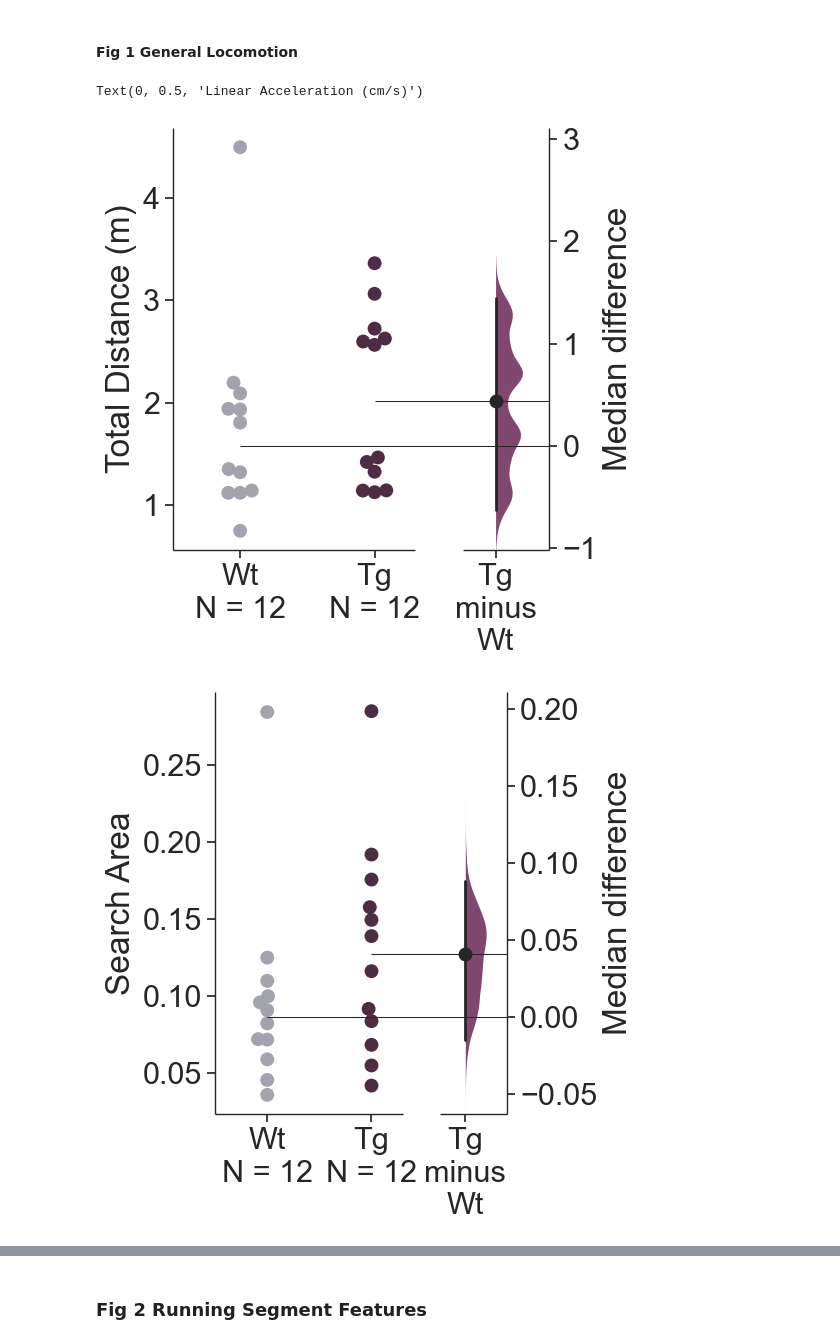
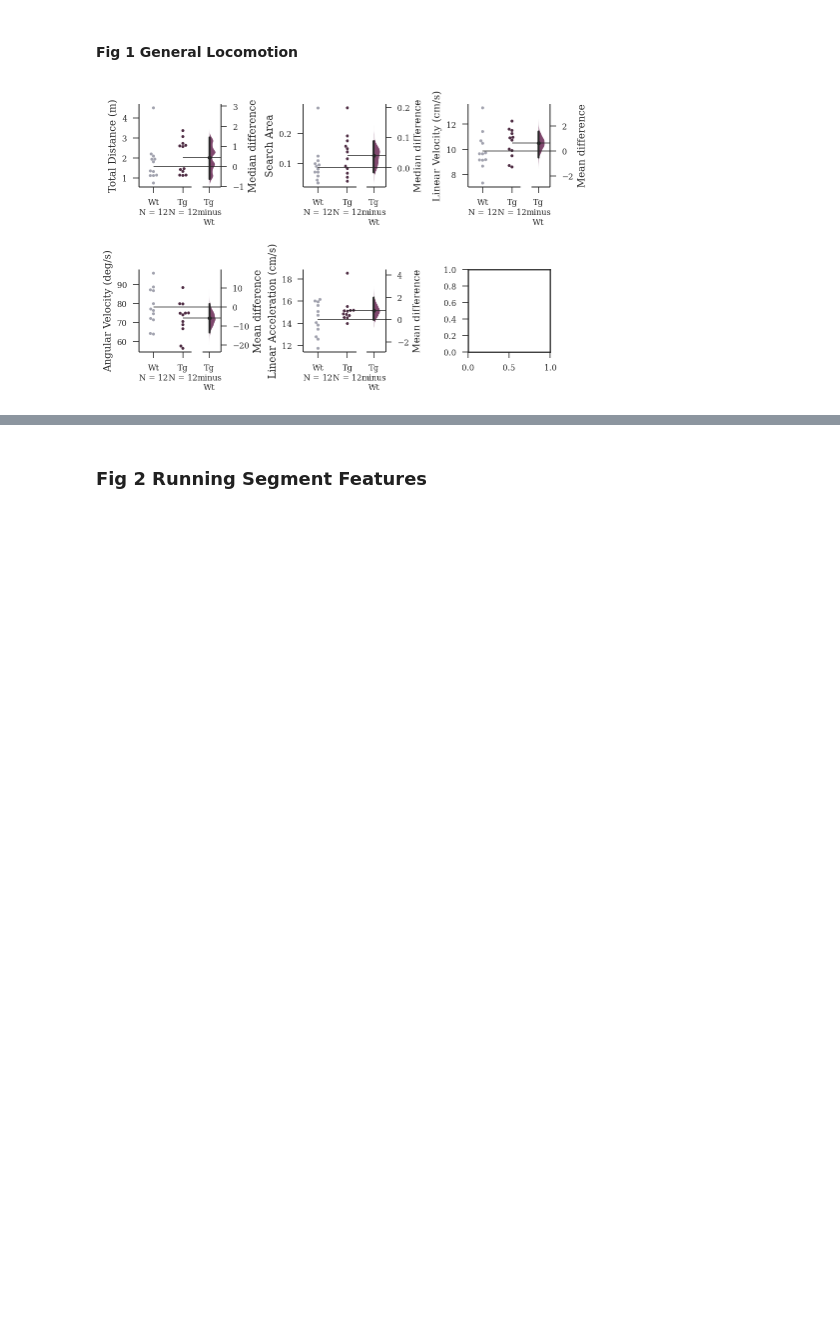
Before and after one commit to lolaBerkowitz/TgF344-AD_Open_Field, a Jupyter notebook: notebooks/TgF344_OF_figs.ipynb, the cells around one changed output, grey strips where cells are left out. Saved outputs shown, nothing was run; the diff lists cells and outputs as text; code cells hidden in the pictures; blank space fills up the shorter version.

Commit message:
OF figs update and plots

```diff
--- a/notebooks/TgF344_OF_figs.ipynb
+++ b/notebooks/TgF344_OF_figs.ipynb
@@ -10,52 +66,53 @@ df_day1 = df[df['day']=='D1']
 
 df_day1.pathL = df_day1.pathL/1000
 #flatui = ["#7f8c8d","#f39c12"] #color schedule for Tg and Wt, respectively.
-sns.set(style='ticks', font_scale=2)
+# sns.set(style='ticks', font_scale=2)
 # %% [output]
 A value is trying to be set on a copy of a slice from a DataFrame.
 Try using .loc[row_indexer,col_indexer] = value instead
 
 See the caveats in the documentation: https://pandas.pydata.org/pandas-docs/stable/user_guide/indexing.html#returning-a-view-versus-a-copy
   self[name] = value
+# %%
+fig_save_path = 'D:/ryanh/github/TgF344-AD_Open_Field/notebooks/figs/'
 # %% [markdown]
 #### Fig 1 General Locomotion
 # %%
+fig, axs = plt.subplots(2,3, figsize=set_size('thesis', fraction=1.25, subplots=(3, 3)), edgecolor='k')
+fig.subplots_adjust(hspace = 1, wspace=1)
+axs = axs.ravel()
 
 pathL_df = dabest.load(df_day1, idx=("Wt","Tg"),x="group", y="pathL")
 flatui = ["#601a4a","#9c9eb5"]   #color schedule for Tg and Wt, respectively.
-ax = pathL_df.median_diff.plot(custom_palette=flatui,raw_marker_size=10,fig_size=(6, 6))
-pathL_axes = ax.axes[0]
-pathL_axes.set_ylabel("Total Distance (m)")
-# plt.savefig("d:\\Users\\BClarkLab\\Google Drive (lberkowitz@unm.edu)\\Manuscripts\\In Progress\\TgF344-AD_OF\\Figures\\Distance.svg", format="svg")
+ax = pathL_df.median_diff.plot(ax=axs[0],custom_palette=flatui,raw_marker_size=3,es_marker_size=4)
+axs[0].set_ylabel("Total Distance (m)")
+
 
 pathL_df = dabest.load(df_day1, idx=("Wt","Tg"),x="group", y="searchArea")
 flatui = ["#601a4a","#9c9eb5"]
-ax = pathL_df.median_diff.plot(custom_palette=flatui,raw_marker_size=10,fig_size=(6, 6))
-pathL_axes = ax.axes[0]
-pathL_axes.set_ylabel("Search Area")
-# plt.savefig("d:\\Users\\BClarkLab\\Google Drive (lberkowitz@unm.edu)\\Manuscripts\\In Progress\\TgF344-AD_OF\\Figures\\SearchArea.svg", format="svg")
+ax = pathL_df.median_diff.plot(ax=axs[1],custom_palette=flatui,raw_marker_size=3,es_marker_size=4)
+axs[1].set_ylabel("Search Area")
+
 
 pathL_df = dabest.load(df_day1, idx=("Wt","Tg"),x="group", y="runSpeed")
 flatui = ["#601a4a","#9c9eb5"]
-ax = pathL_df.mean_diff.plot(custom_palette=flatui,raw_marker_size=10,fig_size=(6, 6))
-pathL_axes = ax.axes[0]
-pathL_axes.set_ylabel("Linear Velocity (cm/s)")
-# plt.savefig("d:\\Users\\BClarkLab\\Google Drive (lberkowitz@unm.edu)\\Manuscripts\\In Progress\\TgF344-AD_OF\\Figures\\LinVel.svg", format="svg")
+ax = pathL_df.mean_diff.plot(ax=axs[2],custom_palette=flatui,raw_marker_size=3,es_marker_size=4)
+axs[2].set_ylabel("Linear Velocity (cm/s)")
+
 
 pathL_df = dabest.load(df_day1, idx=("Wt","Tg"),x="group", y="runAngVel")
 flatui = ["#601a4a","#9c9eb5"]
-ax = pathL_df.mean_diff.plot(custom_palette=flatui,raw_marker_size=10,fig_size=(6, 6))
-pathL_axes = ax.axes[0]
-pathL_axes.set_ylabel("Angular Velocity (deg/s)")
-# plt.savefig("d:\\Users\\BClarkLab\\Google Drive (lberkowitz@unm.edu)\\Manuscripts\\In Progress\\TgF344-AD_OF\\Figures\\AngVel.svg", format="svg")
+ax = pathL_df.mean_diff.plot(ax=axs[3],custom_palette=flatui,raw_marker_size=3,es_marker_size=4)
+axs[3].set_ylabel("Angular Velocity (deg/s)")
+
 
 pathL_df = dabest.load(df_day1, idx=("Wt","Tg"),x="group", y="runAcell")
 flatui = ["#601a4a","#9c9eb5"]
-ax = pathL_df.mean_diff.plot(custom_palette=flatui,raw_marker_size=10,fig_size=(6, 6))
-pathL_axes = ax.axes[0]
-pathL_axes.set_ylabel("Linear Acceleration (cm/s)")
-# plt.savefig("d:\\Users\\BClarkLab\\Google Drive (lberkowitz@unm.edu)\\Manuscripts\\In Progress\\TgF344-AD_OF\\Figures\\LinAccel.svg", format="svg")
+ax = pathL_df.mean_diff.plot(ax=axs[4],custom_palette=flatui,raw_marker_size=3,es_marker_size=4)
+axs[4].set_ylabel("Linear Acceleration (cm/s)")
+
+
+plt.savefig(fig_save_path+'Distance.svg',dpi=900,bbox_inches='tight')
+plt.savefig(fig_save_path+'Distance.png',dpi=900,bbox_inches='tight')
 # %% [output]
-Text(0, 0.5, 'Linear Acceleration (cm/s)')
-[figure, old version]
+[figure, new version]
-[figure, removed]
```
Also changed, not shown: parts of 10 cells of this notebook, 6 other files.
